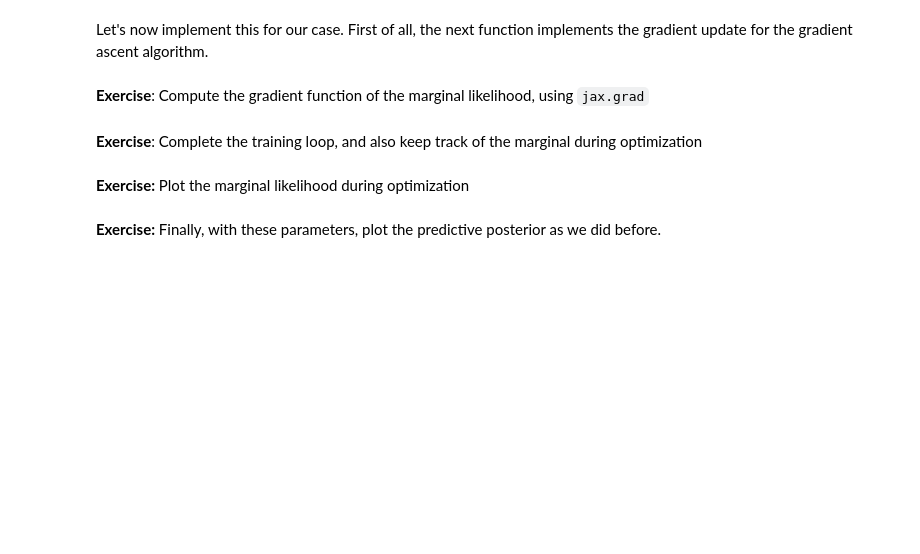
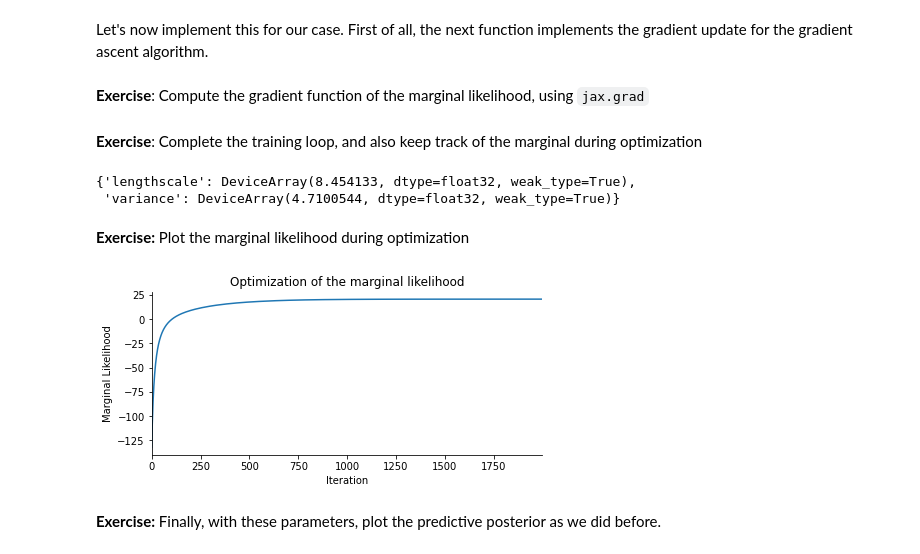
Before and after one commit to mspronesti/advanced-statistical-inference, a Jupyter notebook: gaussian_process/Gaussian_Process_Regression.ipynb, the cells around one changed output. Drawn from its saved outputs; the diff is of its cells as text; code cells hidden in the pictures; blank space fills up the shorter version.

```diff
--- a/gaussian_process/Gaussian_Process_Regression.ipynb
+++ b/gaussian_process/Gaussian_Process_Regression.ipynb
@@ -350,2 +350,13 @@ def marginal_likelihood(params, kernel_fn, X, y, sn2=0.01):
+# %%
+from jax.scipy.linalg import solve_triangular
+
+@functools.partial(jax.jit, static_argnums=(1))
+def marginal_likelihood(params, kernel_fn, X, y, sn2=0.01):
+     # @@ COMPLETE @@ #
+     K = kernel_fn(params, X, X)
+     C = K + sn2*jnp.identity(K.shape[0])
+     L = jnp.linalg.cholesky(C)
+     alpha = solve_triangular(L.T, solve_triangular(L, y, lower =True))
+     return  -0.5 * jnp.matmul(y.T, alpha) - jnp.trace(jnp.log(L)) - 0.5 * len(X) * jnp.log(2 * jnp.pi)
 # %% [markdown]
 **Exercise**: Compute the marginal likelihood
@@ -353,0 +363,4 @@ def marginal_likelihood(params, kernel_fn, X, y, sn2=0.01):
+# %%
+params = {"lengthscale": 8, "variance": 4.0}
+m_likelihood = marginal_likelihood(params, rbf_kernel, X, y)
+print(m_likelihood)
@@ -482,26 +497,34 @@ grad_marginal_likelihood =  # @@ COMPLETE @@ #
+# %%
+# read above description very very carefully!!
+grad_marginal_likelihood =  jax.grad(marginal_likelihood)
 # %% [markdown]
 **Exercise**: Complete the training loop, and also keep track of the marginal during optimization
 # %%
-params = {"lengthscale": 1.0, "variance": 1.0}  # Initial guess
+params = {"lengthscale": 15.0, "variance": 2.0}  # Initial guess
 marginals = []  # Keep track of the marginal for plotting here
 for _ in range(2000):
-    value =  # @@ COMPLETE @@ #
-    gradients =  # @@ COMPLETE @@ #
-    params =  # @@ COMPLETE @@ #
+    value =  marginal_likelihood(params, rbf_kernel, X, y)
+    gradients = grad_marginal_likelihood(params, rbf_kernel, X, y)
+    params =  gradient_update(params, gradients, 1e-3)
     marginals.append(value)
 
 params
+# %% [output]
+{'lengthscale': DeviceArray(8.454133, dtype=float32, weak_type=True),
+ 'variance': DeviceArray(4.7100544, dtype=float32, weak_type=True)}
 # %% [markdown]
 **Exercise:**
 Plot the marginal likelihood during optimization
 # %%
 fig, ax = plt.subplots(figsize=[7, 3])
-# @@ COMPLETE @@ #
+ax.plot(marginals)
 
 ax.set_title("Optimization of the marginal likelihood")
 ax.set_xlabel("Iteration")
 ax.set_ylabel("Marginal Likelihood")
 plt.show()
+# %% [output]
+[figure, added]
 # %% [markdown]
 **Exercise:**
 Finally, with these parameters, plot the predictive posterior as we did before.
```
Also changed, not shown: parts of 18 cells of this notebook.
